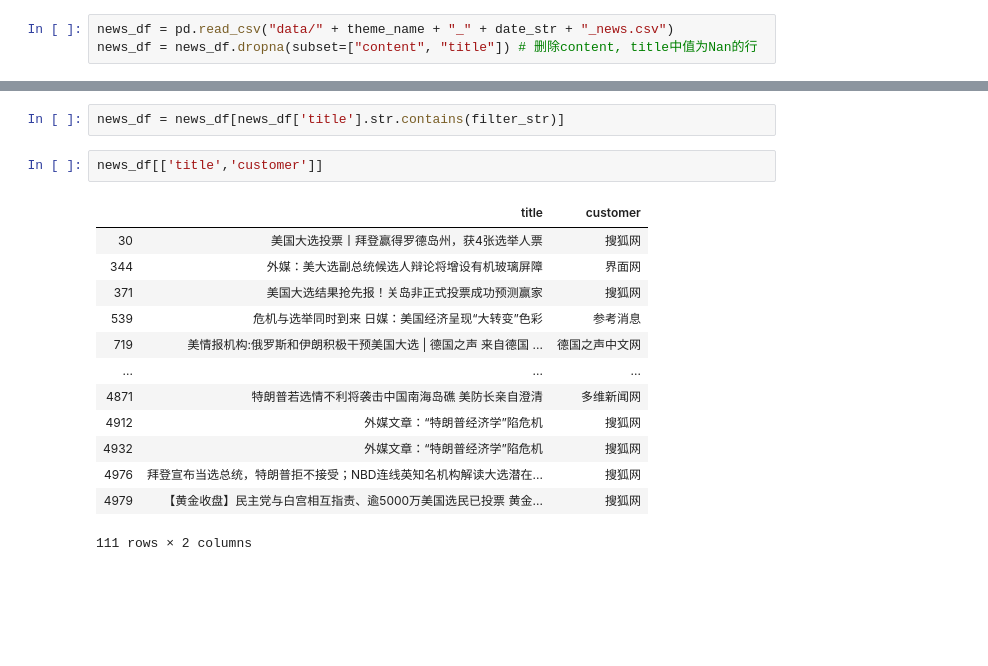
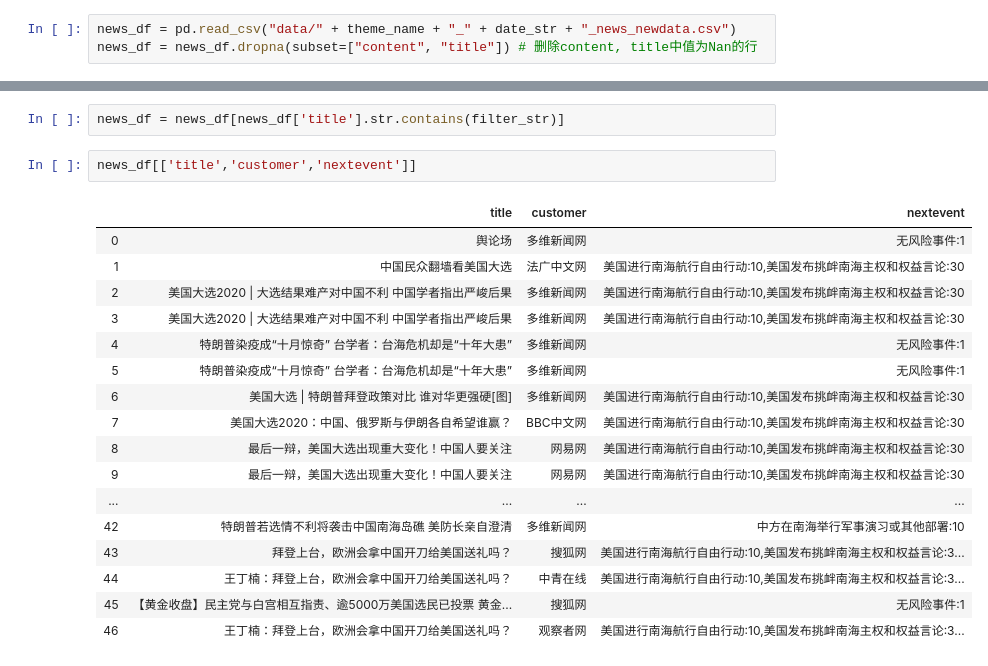
Before and after one commit to boy56/EventTopicAlgo, a Jupyter notebook: dataview.ipynb, the cells around one changed output, grey strips where cells are left out. Drawn from its saved outputs; the diff is of its cells as text; blank space fills up the shorter version.

```diff
--- a/dataview.ipynb
+++ b/dataview.ipynb
@@ -765,7 +765,7 @@ with codecs.open('dict/NewsFilter.json','r','utf-8') as rf: # 加载新闻过滤
     news_filter_words_dict = json.load(rf)
 filter_str = "|".join(news_filter_words_dict[theme_name])
 # %%
-news_df = pd.read_csv("data/" + theme_name + "_" + date_str + "_news.csv")
+news_df = pd.read_csv("data/" + theme_name + "_" + date_str + "_news_newdata.csv")
 news_df = news_df.dropna(subset=["content", "title"]) # 删除content, title中值为Nan的行
 # %%
 news_df[news_df['content'].str.contains('南海')][['title','customer']]
@@ -786,18 +794,22 @@ print(filter_str)
 # %%
 news_df = news_df[news_df['title'].str.contains(filter_str)]
 # %%
-news_df[['title','customer']]
+news_df[['title','customer','nextevent']]
 # %% [output]
-|  | title | customer |
-| 30 | 美国大选投票丨拜登赢得罗德岛州，获4张选举人票 | 搜狐网 |
-| 344 | 外媒：美大选副总统候选人辩论将增设有机玻璃屏障 | 界面网 |
-| 371 | 美国大选结果抢先报！关岛非正式投票成功预测赢家 | 搜狐网 |
-| 539 | 危机与选举同时到来 日媒：美国经济呈现“大转变”色彩 | 参考消息 |
-| 719 | 美情报机构:俄罗斯和伊朗积极干预美国大选 | 德国之声 来自德国 ... | 德国之声中文网 |
-| ... | ... | ... |
-| 4871 | 特朗普若选情不利将袭击中国南海岛礁 美防长亲自澄清 | 多维新闻网 |
-| 4912 | 外媒文章：“特朗普经济学”陷危机 | 搜狐网 |
-| 4932 | 外媒文章：“特朗普经济学”陷危机 | 搜狐网 |
-| 4976 | 拜登宣布当选总统，特朗普拒不接受；NBD连线英知名机构解读大选潜在... | 搜狐网 |
-| 4979 | 【黄金收盘】民主党与白宫相互指责、逾5000万美国选民已投票 黄金... | 搜狐网 |
+|  | title | customer | nextevent |
+| 0 | 舆论场 | 多维新闻网 | 无风险事件:1 |
+| 1 | 中国民众翻墙看美国大选 | 法广中文网 | 美国进行南海航行自由行动:10,美国发布挑衅南海主权和权益言论:30 |
+| 2 | 美国大选2020 | 大选结果难产对中国不利 中国学者指出严峻后果 | 多维新闻网 | 美国进行南海航行自由行动:10,美国发布挑衅南海主权和权益言论:30 |
+| 3 | 美国大选2020 | 大选结果难产对中国不利 中国学者指出严峻后果 | 多维新闻网 | 美国进行南海航行自由行动:10,美国发布挑衅南海主权和权益言论:30 |
+| 4 | 特朗普染疫成“十月惊奇” 台学者：台海危机却是“十年大患” | 多维新闻网 | 无风险事件:1 |
+| 5 | 特朗普染疫成“十月惊奇” 台学者：台海危机却是“十年大患” | 多维新闻网 | 无风险事件:1 |
+| 6 | 美国大选 | 特朗普拜登政策对比 谁对华更强硬[图] | 多维新闻网 | 美国进行南海航行自由行动:10,美国发布挑衅南海主权和权益言论:30 |
+| 7 | 美国大选2020：中国、俄罗斯与伊朗各自希望谁赢？ | BBC中文网 | 美国进行南海航行自由行动:10,美国发布挑衅南海主权和权益言论:30 |
+| 8 | 最后一辩，美国大选出现重大变化！中国人要关注 | 网易网 | 美国进行南海航行自由行动:10,美国发布挑衅南海主权和权益言论:30 |
+| 9 | 最后一辩，美国大选出现重大变化！中国人要关注 | 网易网 | 美国进行南海航行自由行动:10,美国发布挑衅南海主权和权益言论:30 |
+| ... | ... | ... | ... |
+| 42 | 特朗普若选情不利将袭击中国南海岛礁 美防长亲自澄清 | 多维新闻网 | 中方在南海举行军事演习或其他部署:10 |
+| 43 | 拜登上台，欧洲会拿中国开刀给美国送礼吗？ | 搜狐网 | 美国进行南海航行自由行动:10,美国发布挑衅南海主权和权益言论:3... |
+| 44 | 王丁楠：拜登上台，欧洲会拿中国开刀给美国送礼吗？ | 中青在线 | 美国进行南海航行自由行动:10,美国发布挑衅南海主权和权益言论:3... |
+| 45 | 【黄金收盘】民主党与白宫相互指责、逾5000万美国选民已投票 黄金... | 搜狐网 | 无风险事件:1 |
+| 46 | 王丁楠：拜登上台，欧洲会拿中国开刀给美国送礼吗？ | 观察者网 | 美国进行南海航行自由行动:10,美国发布挑衅南海主权和权益言论:3... |
-111 rows × 2 columns
```
Also changed, not shown: parts of 2 cells of this notebook, 2 other files.
